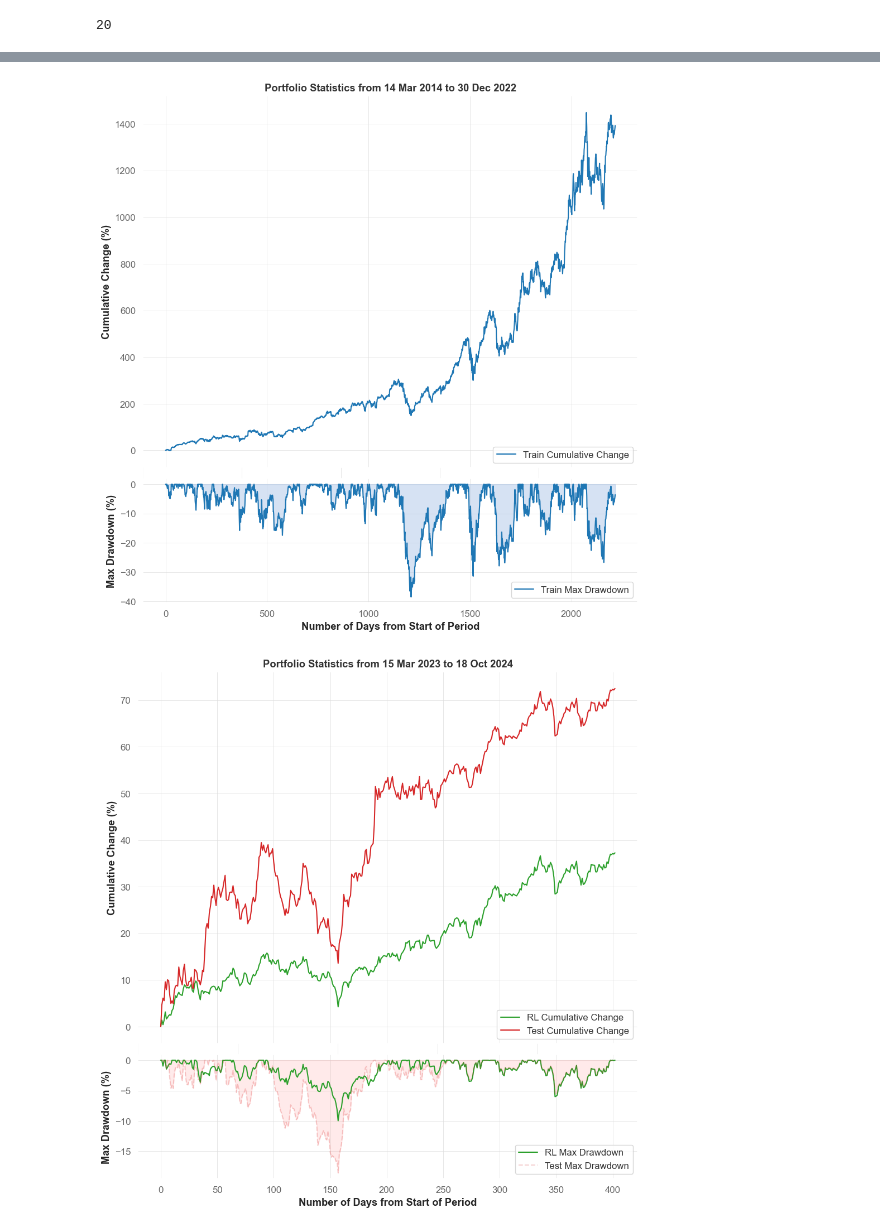
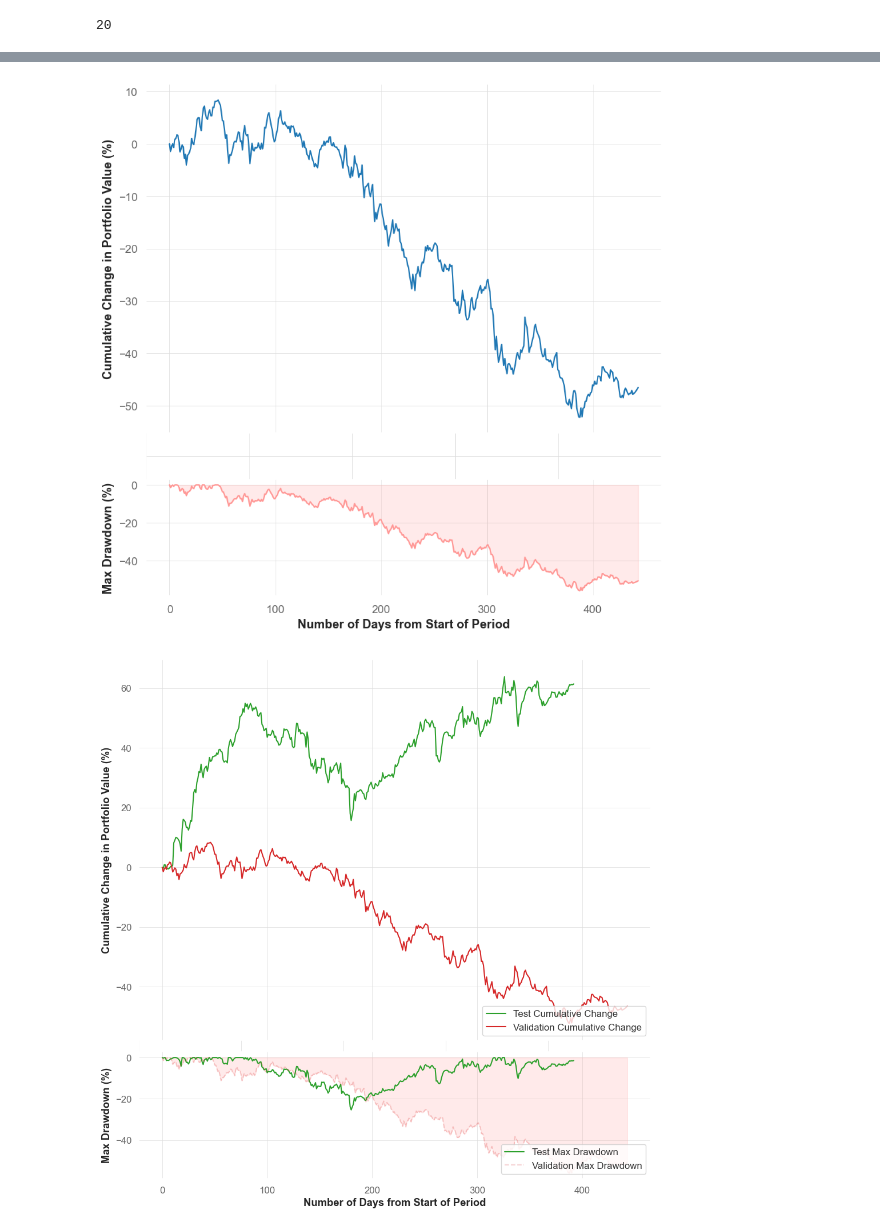
Before and after one commit to haonanah/DSE4212, a Jupyter notebook: Model Pipeline/validation_model_evaluation.ipynb, the cells around one changed output, grey strips where cells are left out. Cells and saved outputs as stored; diff of their text form; code cells hidden in the pictures.

```diff
--- a/Model Pipeline/validation_model_evaluation.ipynb
+++ b/Model Pipeline/validation_model_evaluation.ipynb
@@ -1255,9 +1211,9 @@ import matplotlib.pyplot as plt
 import quantstats as qs
 import matplotlib.gridspec as gridspec
 
-metrics_rl = pd.read_csv("metrics_df_rl.csv")
-metrics_train = pd.read_csv("metrics_data_train.csv")
-metrics_test = pd.read_csv("metrics_data_test.csv")
+metrics_val = pd.read_csv(r"results/validation/metrics_data.csv")
+metrics_train = pd.read_csv(r"results/train/metrics_data.csv")
+metrics_test = pd.read_csv(r"results/test/metrics_data.csv")
 
 def transform_df(df):
     df.reset_index(drop=False, inplace=True)
@@ -1280,55 +1236,54 @@ def transform_df(df):
     df['cumulative_change'] = ((df['portfolio_values'] - df['portfolio_values'][0])/df['portfolio_values'][0])*100
     return df
 
-metrics_rl_plot = transform_df(metrics_rl)
+metrics_val_plot = transform_df(metrics_val)
 metrics_train_plot = transform_df(metrics_train)
 metrics_test_plot = transform_df(metrics_test)
 
 def qs_plotter(df):
     train_color_cum =  "#1f77b4"
-    train_color_dd =   "#aec7e8"
+    train_color_dd =   "#ff9896"
     fig, axs = plt.subplots(2, 1, figsize=(10, 10), sharex=True)
     gs = gridspec.GridSpec(2, 1, height_ratios=[3, 1])
     for ax in axs:
         ax.tick_params(axis='both', which='both', labelbottom=False, labelleft=False)
     df['date'] = pd.to_datetime(df['date'])
     df['date'] = df['date'].dt.strftime("%d %b %Y")
     earliest_date = df['date'][0]
     latest_date = df['date'][len(df)-1]
     ax1 = fig.add_subplot(gs[0])  # Larger subplot
     ax1.plot(df['row_number'], df["cumulative_change"], "b", label='Train Cumulative Change', color = train_color_cum)
     ax1.tick_params(axis='x', which='both', labelbottom=False, labelleft=False)
-    ax1.set_ylabel("Cumulative Change (%)", fontweight='bold')
-    ax1.legend(loc="lower right")  # Move legend to the right
+    ax1.set_ylabel("Cumulative Change in Portfolio Value (%)", fontweight='bold')
+    # ax1.legend(loc="lower right")  # Move legend to the right
 
 
 
     ax2 = fig.add_subplot(gs[1])  # Smaller subplot
-    ax2.plot(df['row_number'], df["max_drawdown"], "r", label='Train Max Drawdown', color = train_color_cum)
+    ax2.plot(df['row_number'], df["max_drawdown"], "r", label='Train Max Drawdown', color = train_color_dd)
     ax2.fill_between(df['row_number'], df["max_drawdown"], 0,
-                    color= train_color_dd, alpha=0.5)
+                    color= train_color_dd, alpha=0.2)
     ax2.set_ylabel("Max Drawdown (%)", fontweight='bold')
     # ax2.tick_params(axis='x', which='both', labelbottom=False, labelleft=False)
     ax2.set_xlabel("Number of Days from Start of Period", fontweight='bold')
     # ax3 = fig.add_subplot(gs[2])  # Smaller subplot
     # ax3.plot(df['row_number'], df["returns"]*100, "b")
     # ax3.set_ylabel("Daily Return (%)", fontweight='bold')
     # ax3.set_xlabel("Number of Days from Start of Period", fontweight='bold')
     # ax3.fill_between(df['row_number'], df["returns"] * 100, 0,
     #                  where=(df["returns"] * 100 > 0), color='green', alpha=0.3)
     # ax3.fill_between(df['row_number'], df["returns"] * 100, 0,
     #                  where=(df["returns"] * 100 < 0), color='red', alpha=0.3)
-    ax2.legend(loc="lower right") # Adding legend for cumulative change
-    plt.tight_layout()
-    ax1.set_title(f"Portfolio Statistics from {earliest_date} to {latest_date}", fontweight='bold')
-    plt.savefig("newresults/train_statistics.jpg")
+    # ax2.legend(loc="lower right") # Adding legend for cumulative change
+    # plt.tight_layout()
+    # ax1.set_title(f"Portfolio Statistics from {earliest_date} to {latest_date}", fontweight='bold')
     plt.close()
     return fig
 
-plottrain = qs_plotter(metrics_train_plot)
+plottrain = qs_plotter(metrics_val_plot)
 plottrain
 # %% [output]
-[figure, old version]
+[figure, new version]
 # %%
 def qs_twoplots(df1, df2):
 
@@ -1358,20 +1313,20 @@ def qs_twoplots(df1, df2):
 
 
     ax1 = fig.add_subplot(gs[0])  # Larger subplot
-    ax1.plot(df1['row_number'], df1["cumulative_change"], "b", label='RL Cumulative Change', color = rl_color_cum)
-    ax1.plot(df2['row_number'], df2["cumulative_change"], "b", label='Test Cumulative Change', color = test_color_cum)
+    ax1.plot(df1['row_number'], df1["cumulative_change"], "b", label='Test Cumulative Change', color = rl_color_cum)
+    ax1.plot(df2['row_number'], df2["cumulative_change"], "b", label='Validation Cumulative Change', color = test_color_cum)
 
     ax1.tick_params(axis='x', which='both', labelbottom=False, labelleft=False)
-    ax1.set_ylabel("Cumulative Change (%)", fontweight='bold')
+    ax1.set_ylabel("Cumulative Change in Portfolio Value (%)", fontweight='bold')
     ax1.legend(loc="lower right")  # Move legend to the right
 
 
     ax2 = fig.add_subplot(gs[1])  # Smaller subplot
-    ax2.plot(df1['row_number'], df1["max_drawdown"], "r", label='RL Max Drawdown', color = rl_color_cum, linestyle='-')
+    ax2.plot(df1['row_number'], df1["max_drawdown"], "r", label='Test Max Drawdown', color = rl_color_cum, linestyle='-')
     # ax2.fill_between(df1['row_number'], df1["max_drawdown"], 0,
     #                 color=rl_color_dd, alpha=0.2)
 
-    ax2.plot(df2['row_number'], df2["max_drawdown"], "r", label='Test Max Drawdown', color = test_color_cum, linestyle='--', alpha = 0.2)
+    ax2.plot(df2['row_number'], df2["max_drawdown"], "r", label='Validation Max Drawdown', color = test_color_cum, linestyle='--', alpha = 0.2)
     ax2.fill_between(df2['row_number'], df2["max_drawdown"], 0,
                     color=test_color_dd, alpha=0.2)
 
@@ -1392,13 +1347,12 @@ def qs_twoplots(df1, df2):
     # ax3.fill_between(df['row_number'], df["returns"] * 100, 0,
     #                  where=(df["returns"] * 100 < 0), color='red', alpha=0.3)
     plt.tight_layout()
-    ax1.set_title(f"Portfolio Statistics from {earliest_date} to {latest_date}", fontweight='bold')
-    plt.savefig("newresults/vali_test_statistics.jpg")
+    # ax1.set_title(f"Portfolio Statistics for Test and validation", fontweight='bold')
 
     plt.close()
     return fig
 
-plot1 = qs_twoplots(metrics_rl_plot, metrics_test_plot)
+plot1 = qs_twoplots(metrics_test_plot, metrics_val_plot)
 plot1
 # %% [output]
-[figure, old version]
+[figure, new version]
```
Also changed, not shown: parts of 14 cells of this notebook, 20 other files.
